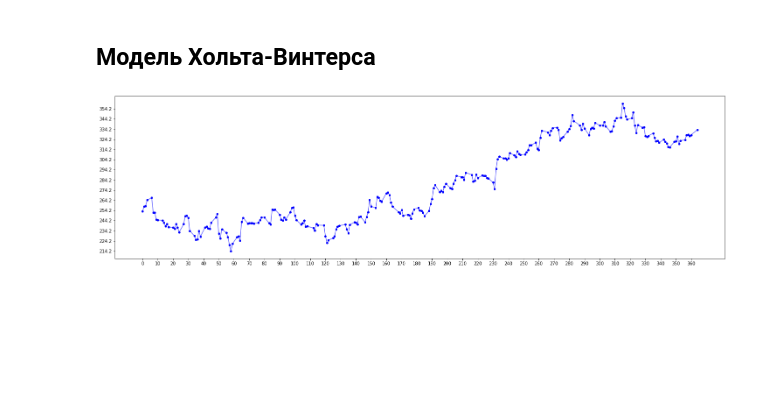
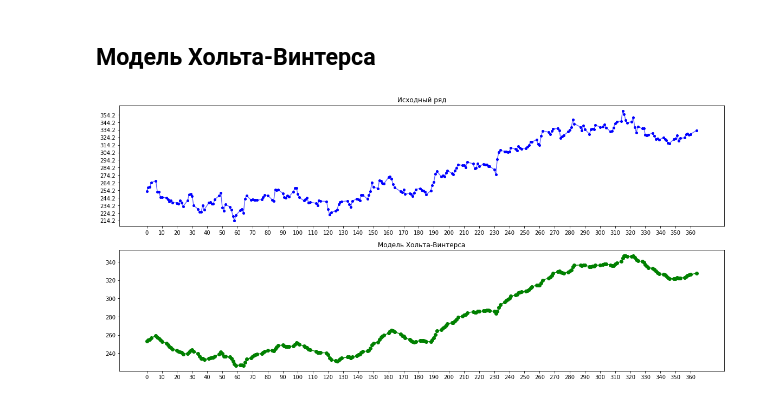
Before and after one commit to ZvarykinM/LabyTimeSeries, a Jupyter notebook: LabyTimeRows_Laba2.ipynb, the cells around one changed output. Drawn from its saved outputs; the diff is of its cells as text; code cells hidden in the pictures; blank space fills up the shorter version.

```diff
--- a/LabyTimeRows_Laba2.ipynb
+++ b/LabyTimeRows_Laba2.ipynb
@@ -43,12 +46,15 @@ plt.yticks(np.arange(min(sales['Close']), max(sales['Close']), 10));
 # %% [markdown]
 ## Модель Хольта-Винтерса
-# %%
-plt.figure(figsize=(25, 15))
-plt.subplot(2, 1, 1);
-plt.plot(np.array(sales['Day']), np.array(sales['Close']), 'ob', alpha = 1, markersize = 4);
-plt.plot(np.array(sales['Day']), np.array(sales['Close']), 'b', alpha = 0.6);
-plt.xticks(np.arange(0, max(days_by_ind), 10));
-plt.yticks(np.arange(min(sales['Close']), max(sales['Close']), 10));
-plt.subplot(2, 1, 2);
-# %% [output]
-[figure, removed]
+# %%
+#определим функцию экспоненциального сглаживания
+def exponential_smoothing(series, alpha_parameter):
+    smoothed_series = [series[0]]
+    for i in range(1, len(series)):
+        smoothed_series.append(alpha_parameter * series[i] + (1 - alpha_parameter) * smoothed_series[i - 1])
+    return smoothed_series
+
+alpha = 0.2
+exp_series = exponential_smoothing(sales['Close'], alpha)
+make_plot(sales['Close'], exp_series, sales['Day'], sales['Day'], 'Модель Хольта-Винтерса')
+# %% [output]
+[figure, added]
```
Also changed, not shown: parts of 11 cells of this notebook.
